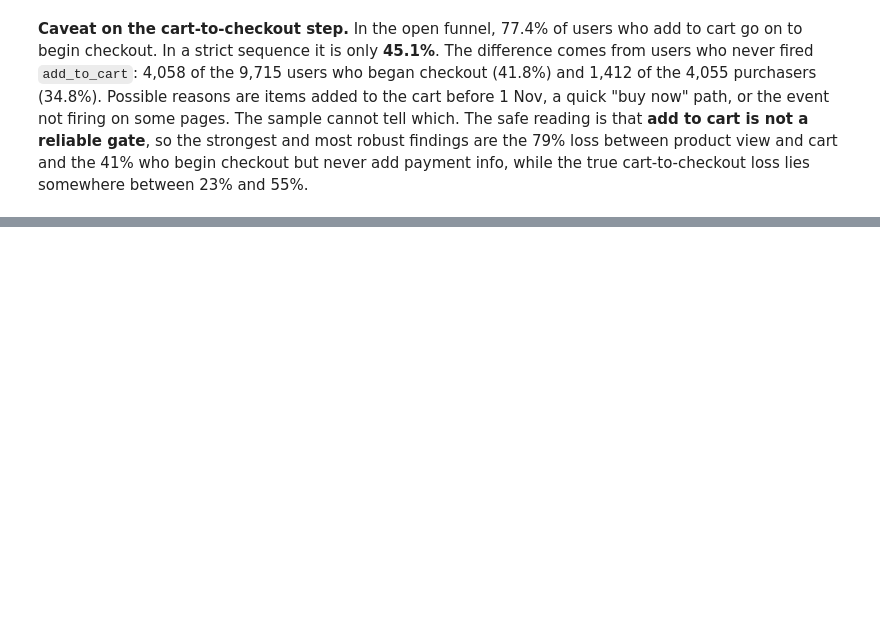
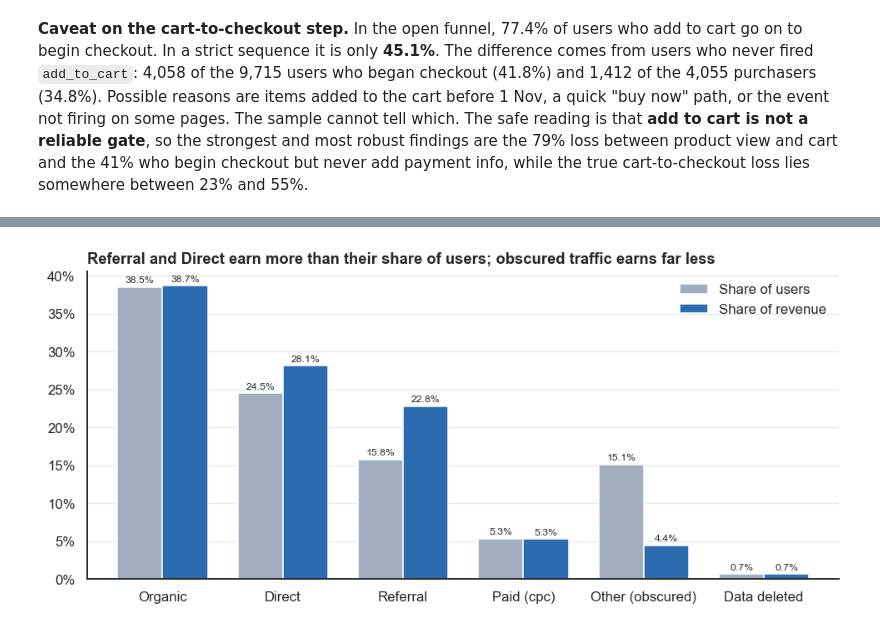
Before and after one commit to OmkarJayvantJadhav/Shop-Trail, a Jupyter notebook: notebooks/ShopTrail_Analysis.ipynb, the cells around one changed output, grey strips where cells are left out. Cells and saved outputs as stored; diff of their text form; code cells hidden in the pictures; blank space fills up the shorter version.

```diff
--- a/notebooks/ShopTrail_Analysis.ipynb
+++ b/notebooks/ShopTrail_Analysis.ipynb
@@ -239,0 +246,29 @@ compare.style.format({"Open funnel (users)": "{:,.0f}", "Strict sequence (users)
+# %%
+from scipy import stats
+
+
+def wilson(successes, n, z=1.96):
+    """95% Wilson score interval for a proportion."""
+    p = successes / n
+    denom = 1 + z**2 / n
+    centre = (p + z**2 / (2 * n)) / denom
+    half = z * np.sqrt(p * (1 - p) / n + z**2 / (4 * n**2)) / denom
+    return centre - half, centre + half
+
+
+def two_prop_ztest(x1, n1, x2, n2):
+    """Two-sided two-proportion z-test with a pooled standard error. Returns (diff, z, p)."""
+    p1, p2 = x1 / n1, x2 / n2
+    pooled = (x1 + x2) / (n1 + n2)
+    se = np.sqrt(pooled * (1 - pooled) * (1 / n1 + 1 / n2))
+    z = (p1 - p2) / se
+    return p1 - p2, z, 2 * stats.norm.sf(abs(z))
+
+
+perf = load("05_channel_performance.csv")
+channels = perf[perf.acq_channel != "All users"].copy()
+overall = perf[perf.acq_channel == "All users"].iloc[0]
+
+table = channels[["acq_channel", "users", "pct_of_users", "purchasers", "conversion_rate_pct", "revenue_usd", "pct_of_revenue", "revenue_per_user", "aov"]].copy()
+table.columns = ["Channel", "Users", "% of users", "Buyers", "Conversion %", "Revenue (USD)", "% of revenue", "Revenue / user", "AOV"]
+table.style.format({"Users": "{:,.0f}", "Buyers": "{:,.0f}", "Revenue (USD)": "${:,.0f}", "Revenue / user": "${:.2f}", "AOV": "${:.2f}"}).hide(axis="index")
@@ -239,0 +324,14 @@ compare.style.format({"Open funnel (users)": "{:,.0f}", "Strict sequence (users)
+# %%
+share = channels.set_index("acq_channel")[["pct_of_users", "pct_of_revenue"]].loc[["Organic", "Direct", "Referral", "Paid (cpc)", "Other (obscured)", "Data deleted"]]
+ax = share.plot.bar(figsize=(9, 4.2), color=[GREY, BLUE], rot=0, width=0.75)
+light_grid(ax, "y")
+ax.yaxis.set_major_formatter(mtick.PercentFormatter(decimals=0))
+for container in ax.containers:
+    ax.bar_label(container, fmt="%.1f%%", padding=2, fontsize=8)
+ax.legend(["Share of users", "Share of revenue"], frameon=False)
+ax.set_xlabel("")
+ax.set_title("Referral and Direct earn more than their share of users; obscured traffic earns far less")
+plt.tight_layout()
+plt.show()
+# %% [output]
+[figure, added]
```
Also changed, not shown: parts of 10 cells of this notebook, 4 other files.
